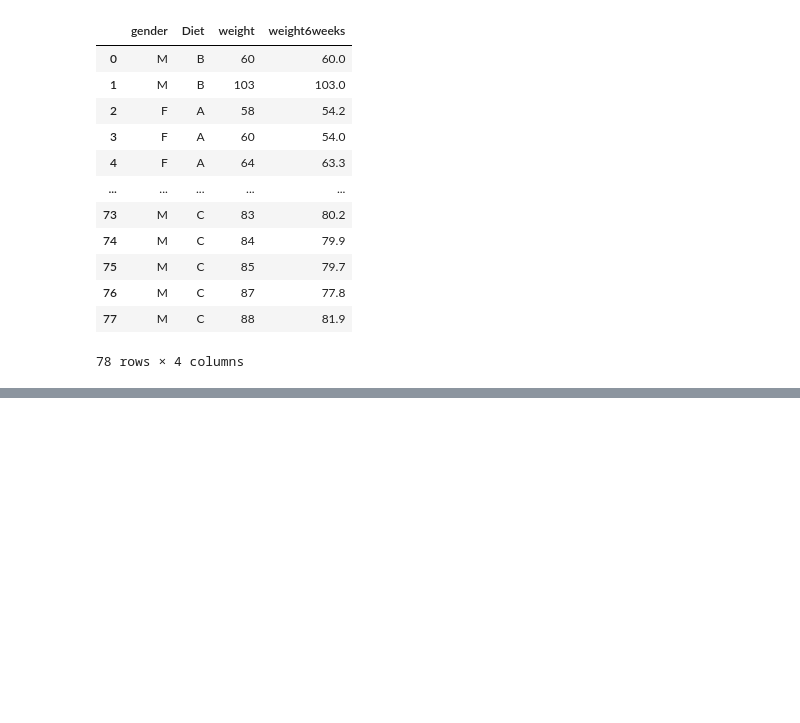
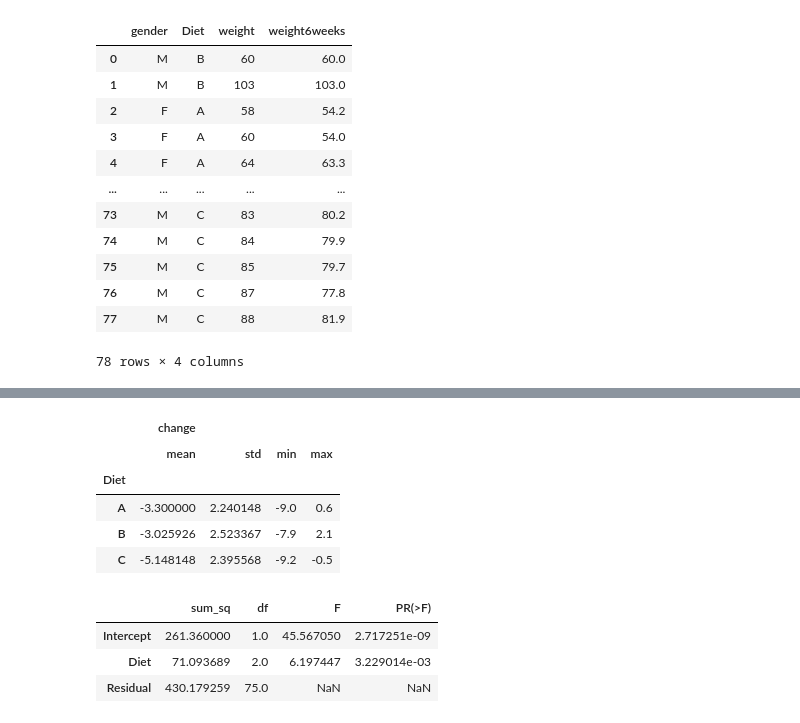
Before and after one commit to HaseongJung/bigdata_lecture, a Jupyter notebook: assignment/code/diet.ipynb, the cells around one changed output, grey strips where cells are left out. Saved outputs shown, nothing was run; the diff lists cells and outputs as text; code cells hidden in the pictures; blank space fills up the shorter version.

```diff
--- a/assignment/code/diet.ipynb
+++ b/assignment/code/diet.ipynb
@@ -21,0 +194,26 @@ data
+# %%
+# Diet에 따른 6주 후 체중변화량 분석 (통계)
+
+data.groupby('Diet').agg({"change": ["mean", "std", "min", "max"]})
+
+# Diet C의 평균 체중 감량량이 가장 큼
+# Diet C를 제외한 나머지 Diet는 오히려 증가한 경우도 존재
+# %% [output]
+|  | change |  |  |  |
+|  | mean | std | min | max |
+| Diet |  |  |  |  |
+| A | -3.300000 | 2.240148 | -9.0 | 0.6 |
+| B | -3.025926 | 2.523367 | -7.9 | 2.1 |
+| C | -5.148148 | 2.395568 | -9.2 | -0.5 |
+# %%
+# Diet에 따른 6주 후 체중변화량 분석 (일원분류 분산분석)
+
+formula = "change ~ Diet"   # 반응변수 ~ 설명변수
+data_fit = smf.ols(formula=formula, data=data).fit()    # 모델 적합
+anova_table = sm.stats.anova_lm(data_fit, typ=3)    # 분산분석표 생성
+anova_table
+# %% [output]
+|  | sum_sq | df | F | PR(>F) |
+| Intercept | 261.360000 | 1.0 | 45.567050 | 2.717251e-09 |
+| Diet | 71.093689 | 2.0 | 6.197447 | 3.229014e-03 |
+| Residual | 430.179259 | 75.0 | NaN | NaN |
```
Also changed, not shown: parts of 34 cells of this notebook, 1 other file.
